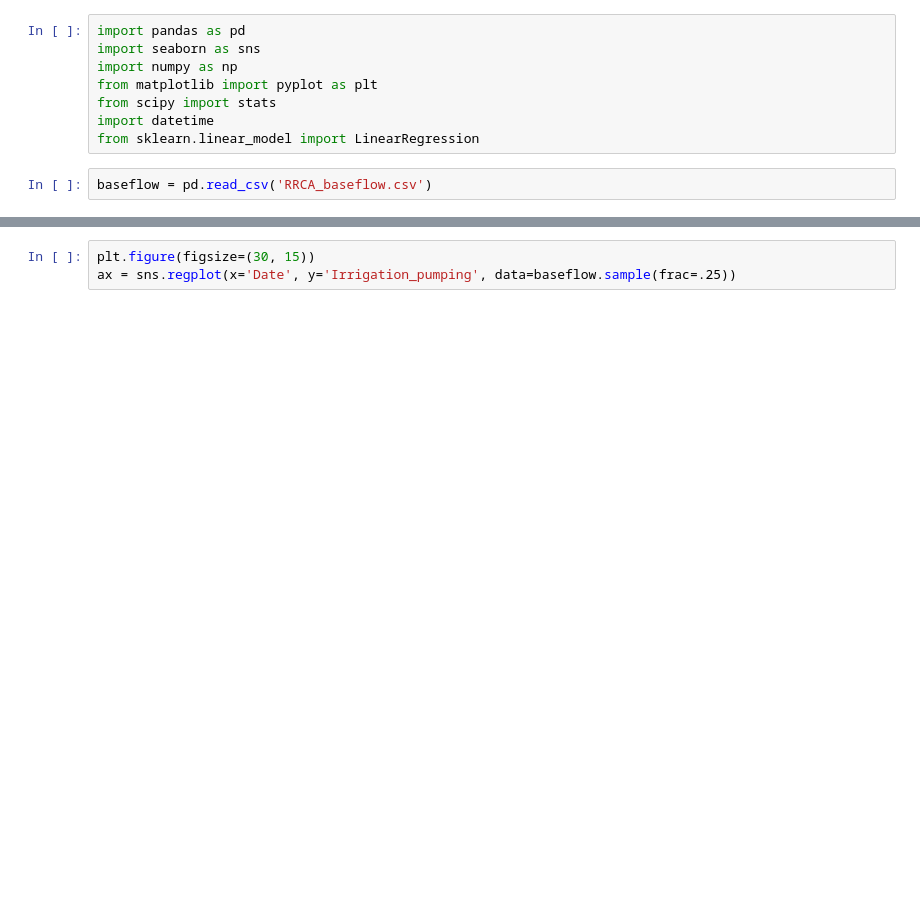
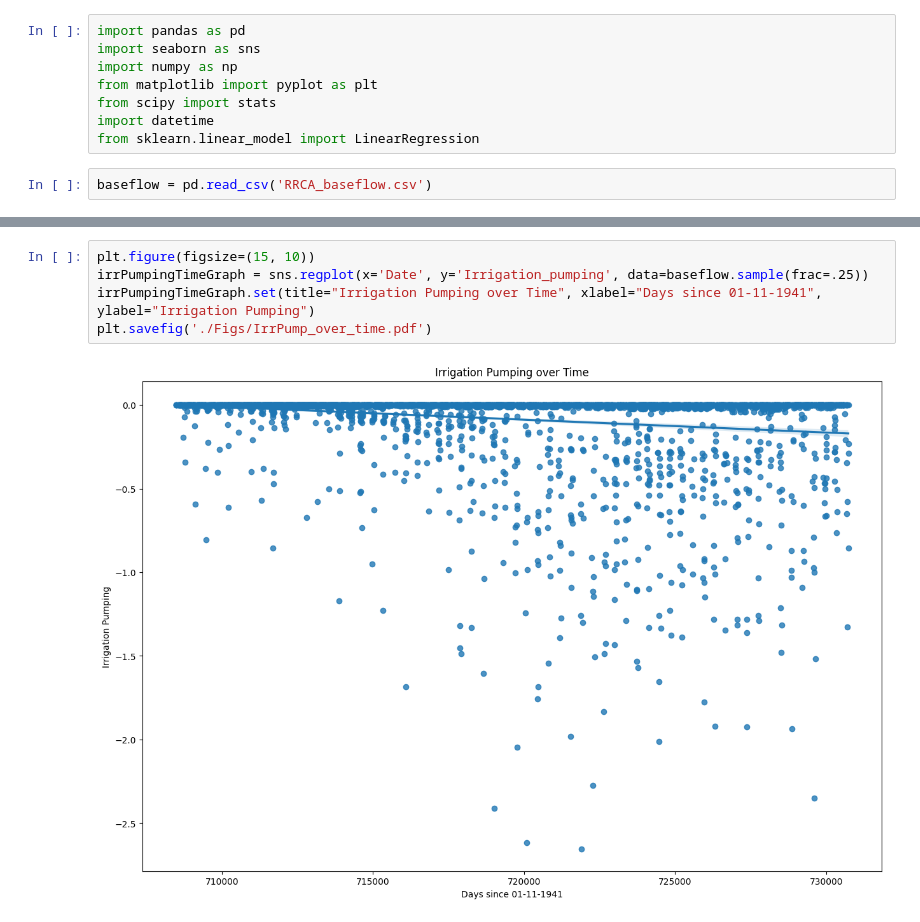
Before and after one commit to kaisermikael/project6, a Jupyter notebook: project6.ipynb, the cells around one changed output, grey strips where cells are left out. Drawn from its saved outputs; the diff is of its cells as text; blank space fills up the shorter version.

```diff
--- a/project6.ipynb
+++ b/project6.ipynb
@@ -35,4 +67,8 @@ ax = sns.regplot(x='Date', y='Precipitation', data=baseflow.sample(frac=.25))
 # %%
-plt.figure(figsize=(30, 15))
-ax = sns.regplot(x='Date', y='Irrigation_pumping', data=baseflow.sample(frac=.25))
+plt.figure(figsize=(15, 10))
+irrPumpingTimeGraph = sns.regplot(x='Date', y='Irrigation_pumping', data=baseflow.sample(frac=.25))
+irrPumpingTimeGraph.set(title="Irrigation Pumping over Time", xlabel="Days since 01-11-1941", ylabel="Irrigation Pumping")
+plt.savefig('./Figs/IrrPump_over_time.pdf')
+# %% [output]
+[figure, added]
 # %%
```
Also changed, not shown: parts of 13 cells of this notebook, 13 other files.
